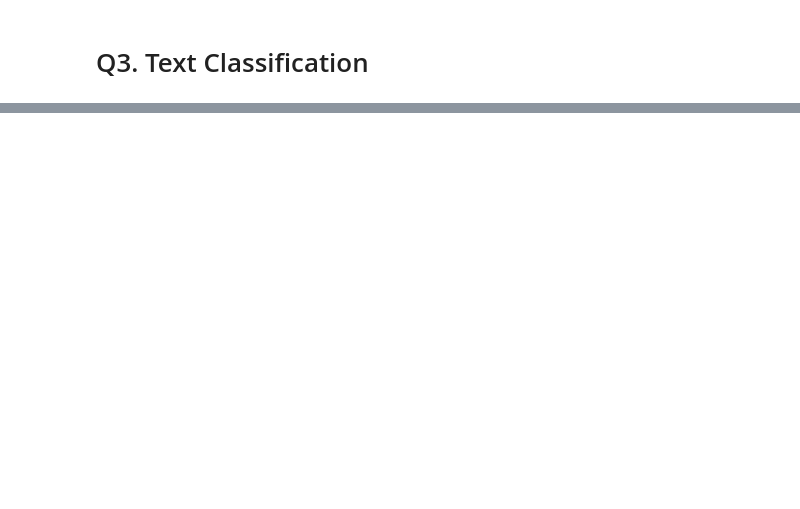
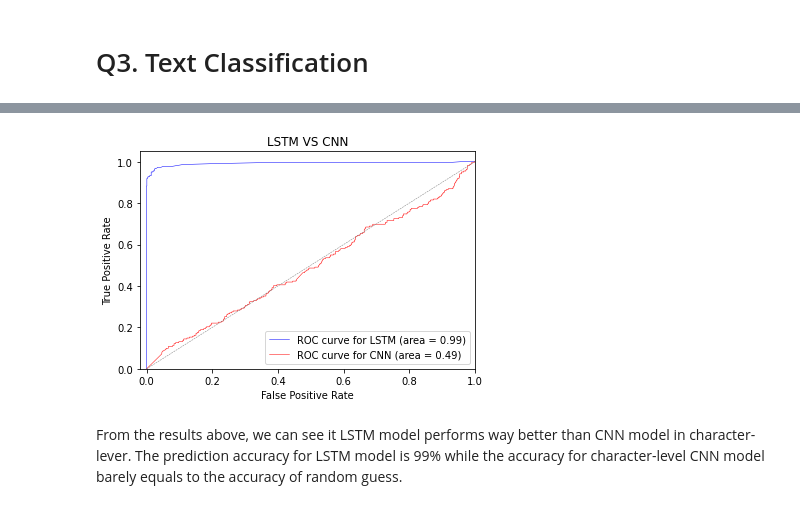
Before and after one commit to OliviaXu312/ANLY590, a Jupyter notebook: Assignment3.ipynb, the cells around one changed output, grey strips where cells are left out. Cells and saved outputs as stored; diff of their text form; code cells hidden in the pictures; blank space fills up the shorter version.

```diff
--- a/Assignment3.ipynb
+++ b/Assignment3.ipynb
@@ -362,0 +599,28 @@ Mounted at /content/gdrive/
+# %%
+LSTM_pred = LSTM_model.predict(X_test)
+Text_cnn_pred = Text_cnn_model.predict(test_vecs_features)
+
+test_LSTM = LSTM_pred[:,0]
+test_CNN = Text_cnn_pred[:,0]
+test_target = y_test[:]>0
+
+fprl, tprl, _ = roc_curve(test_target, test_LSTM)
+fprc, tprc,_ = roc_curve(test_target, test_CNN)
+plt.figure()
+lw = 0.5
+plt.plot(fprl, tprl, color='blue',
+          lw=lw, label='ROC curve for LSTM (area = %0.2f)' % auc(fprl,tprl))
+plt.plot(fprc, tprc, color='red',
+          lw=lw, label='ROC curve for CNN (area = %0.2f)' % auc(fprc,tprc))
+plt.plot([0, 1], [0, 1], color='gray', lw=lw, linestyle='--')
+plt.xlim([-0.02, 1.0])
+plt.ylim([0.0, 1.05])
+plt.xlabel('False Positive Rate')
+plt.ylabel('True Positive Rate')
+plt.title('LSTM VS CNN')
+plt.legend(loc="lower right")
+plt.show()
+# %% [output]
+[figure, added]
+# %% [markdown]
+From the results above, we can see it LSTM model performs way better than CNN model in character-lever. The prediction accuracy for LSTM model is 99% while the accuracy for character-level CNN model barely equals to the accuracy of random guess.
```
Also changed, not shown: parts of 24 cells of this notebook.
